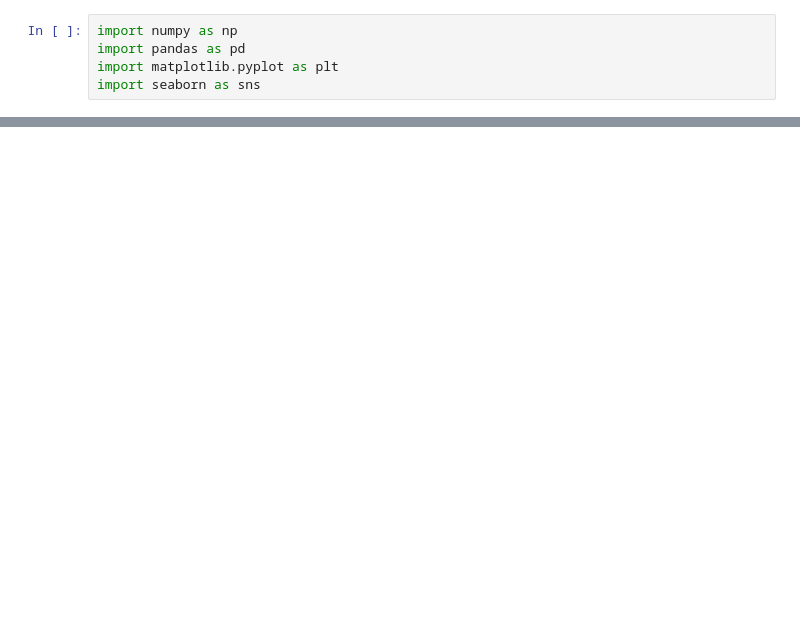
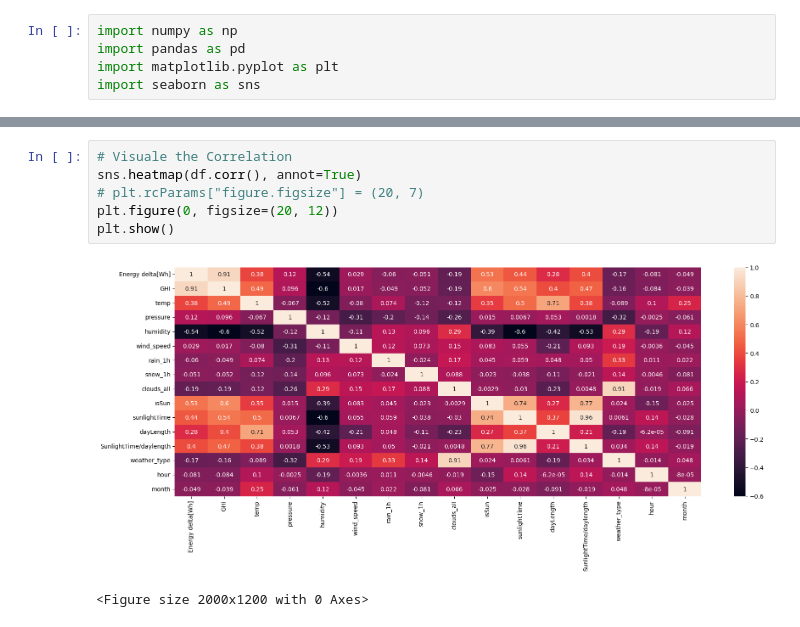
Before and after one commit to KaraniAbdellah/Solar_Energy_Prediction, a Jupyter notebook: explore_renewable_dataset.ipynb, the cells around one changed output, grey strips where cells are left out. Drawn from its saved outputs; the diff is of its cells as text; blank space fills up the shorter version.

Commit message:
analyze correlation

```diff
--- a/explore_renewable_dataset.ipynb
+++ b/explore_renewable_dataset.ipynb
@@ -92,0 +97,9 @@ df.corr()
+# %%
+# Visuale the Correlation
+sns.heatmap(df.corr(), annot=True)
+# plt.rcParams["figure.figsize"] = (20, 7)
+plt.figure(0, figsize=(20, 12))
+plt.show()
+# %% [output]
+[figure, added]
+<Figure size 2000x1200 with 0 Axes>
```
Also changed, not shown: parts of 10 cells of this notebook.
